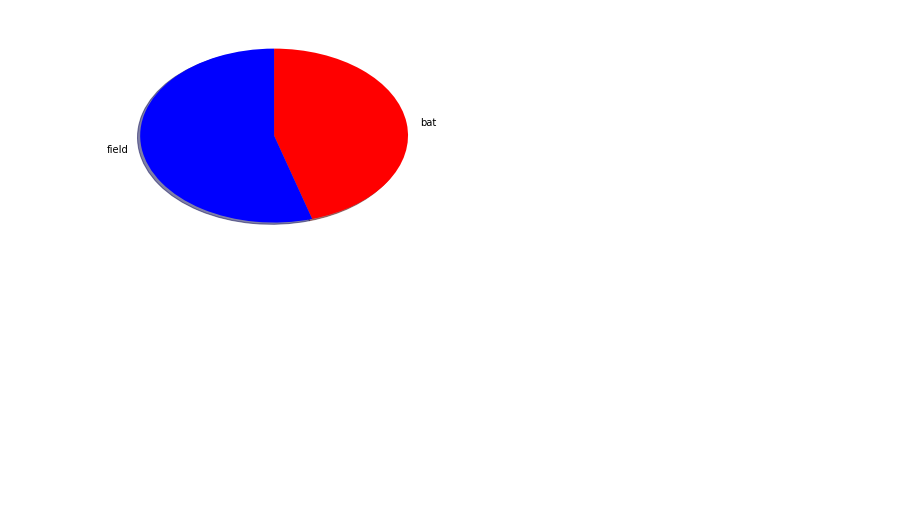
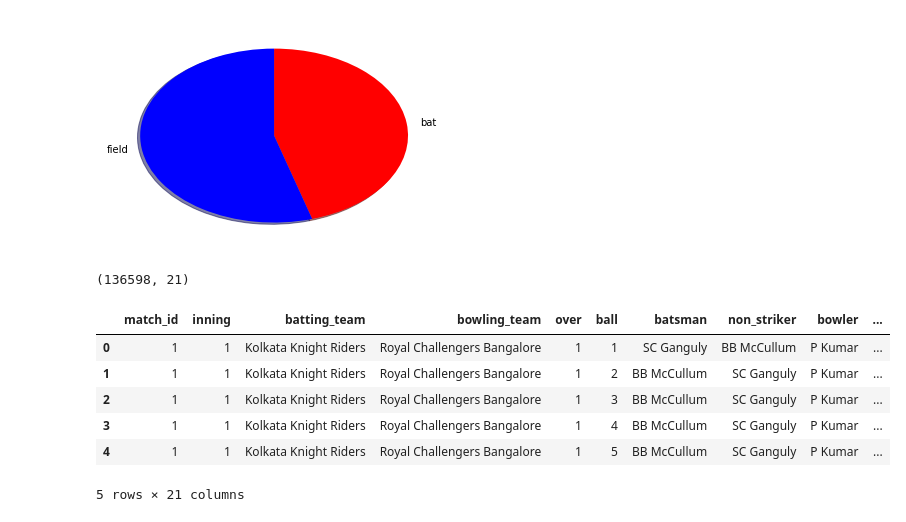
Before and after one commit to ravi4all/MachineLearning_JuneRegular, a Jupyter notebook: Code/DataAnalysis.ipynb, the cells around one changed output. Saved outputs shown, nothing was run; the diff lists cells and outputs as text; code cells hidden in the pictures; blank space fills up the shorter version.

```diff
--- a/Code/DataAnalysis.ipynb
+++ b/Code/DataAnalysis.ipynb
@@ -182,3 +182,19 @@ plt.pie(x,
 plt.show()
 # %% [output]
 [figure]
+# %%
+deliveries = pd.read_csv('deliveries.csv')
+# %%
+deliveries.shape
+# %% [output]
+(136598, 21)
+# %%
+deliveries.head()
+# %% [output]
+|  | match_id | inning | batting_team | bowling_team | over | ball | batsman | non_striker | bowler | ... |
+| 0 | 1 | 1 | Kolkata Knight Riders | Royal Challengers Bangalore | 1 | 1 | SC Ganguly | BB McCullum | P Kumar | ... |
+| 1 | 1 | 1 | Kolkata Knight Riders | Royal Challengers Bangalore | 1 | 2 | BB McCullum | SC Ganguly | P Kumar | ... |
+| 2 | 1 | 1 | Kolkata Knight Riders | Royal Challengers Bangalore | 1 | 3 | BB McCullum | SC Ganguly | P Kumar | ... |
+| 3 | 1 | 1 | Kolkata Knight Riders | Royal Challengers Bangalore | 1 | 4 | BB McCullum | SC Ganguly | P Kumar | ... |
+| 4 | 1 | 1 | Kolkata Knight Riders | Royal Challengers Bangalore | 1 | 5 | BB McCullum | SC Ganguly | P Kumar | ... |
+5 rows × 21 columns
```
Also changed, not shown: parts of 9 cells of this notebook, 3 other files.
